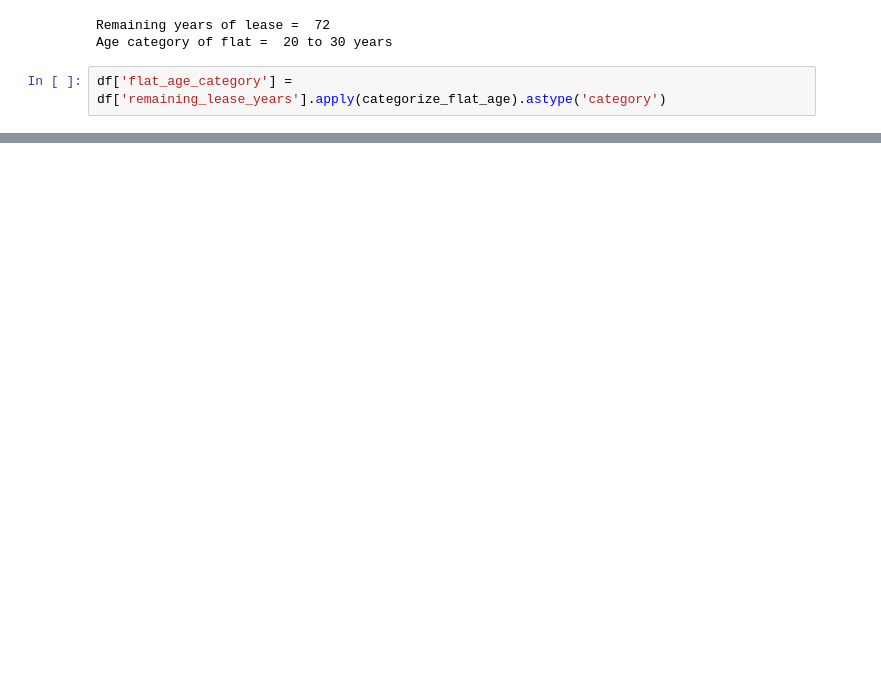
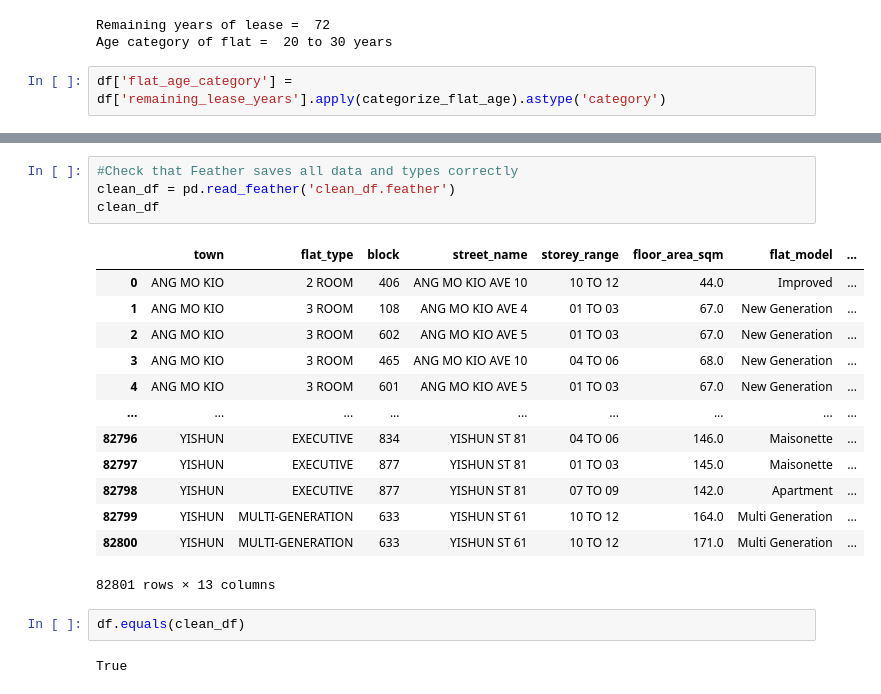
Before and after one commit to Stoic-Carp/HDB-Resale-Price-Analysis, a Jupyter notebook: data_cleaning.ipynb, the cells around one changed output, grey strips where cells are left out. Drawn from its saved outputs; the diff is of its cells as text; blank space fills up the shorter version.

```diff
--- a/data_cleaning.ipynb
+++ b/data_cleaning.ipynb
@@ -124,0 +154,22 @@ df.tail(50)
+# %%
+#Check that Feather saves all data and types correctly
+clean_df = pd.read_feather('clean_df.feather')
+clean_df
+# %% [output]
+|  | town | flat_type | block | street_name | storey_range | floor_area_sqm | flat_model | ... |
+| 0 | ANG MO KIO | 2 ROOM | 406 | ANG MO KIO AVE 10 | 10 TO 12 | 44.0 | Improved | ... |
+| 1 | ANG MO KIO | 3 ROOM | 108 | ANG MO KIO AVE 4 | 01 TO 03 | 67.0 | New Generation | ... |
+| 2 | ANG MO KIO | 3 ROOM | 602 | ANG MO KIO AVE 5 | 01 TO 03 | 67.0 | New Generation | ... |
+| 3 | ANG MO KIO | 3 ROOM | 465 | ANG MO KIO AVE 10 | 04 TO 06 | 68.0 | New Generation | ... |
+| 4 | ANG MO KIO | 3 ROOM | 601 | ANG MO KIO AVE 5 | 01 TO 03 | 67.0 | New Generation | ... |
+| ... | ... | ... | ... | ... | ... | ... | ... | ... |
+| 82796 | YISHUN | EXECUTIVE | 834 | YISHUN ST 81 | 04 TO 06 | 146.0 | Maisonette | ... |
+| 82797 | YISHUN | EXECUTIVE | 877 | YISHUN ST 81 | 01 TO 03 | 145.0 | Maisonette | ... |
+| 82798 | YISHUN | EXECUTIVE | 877 | YISHUN ST 81 | 07 TO 09 | 142.0 | Apartment | ... |
+| 82799 | YISHUN | MULTI-GENERATION | 633 | YISHUN ST 61 | 10 TO 12 | 164.0 | Multi Generation | ... |
+| 82800 | YISHUN | MULTI-GENERATION | 633 | YISHUN ST 61 | 10 TO 12 | 171.0 | Multi Generation | ... |
+82801 rows × 13 columns
+# %%
+df.equals(clean_df)
+# %% [output]
+True
```
Also changed, not shown: parts of 7 cells of this notebook, 1 other file.
